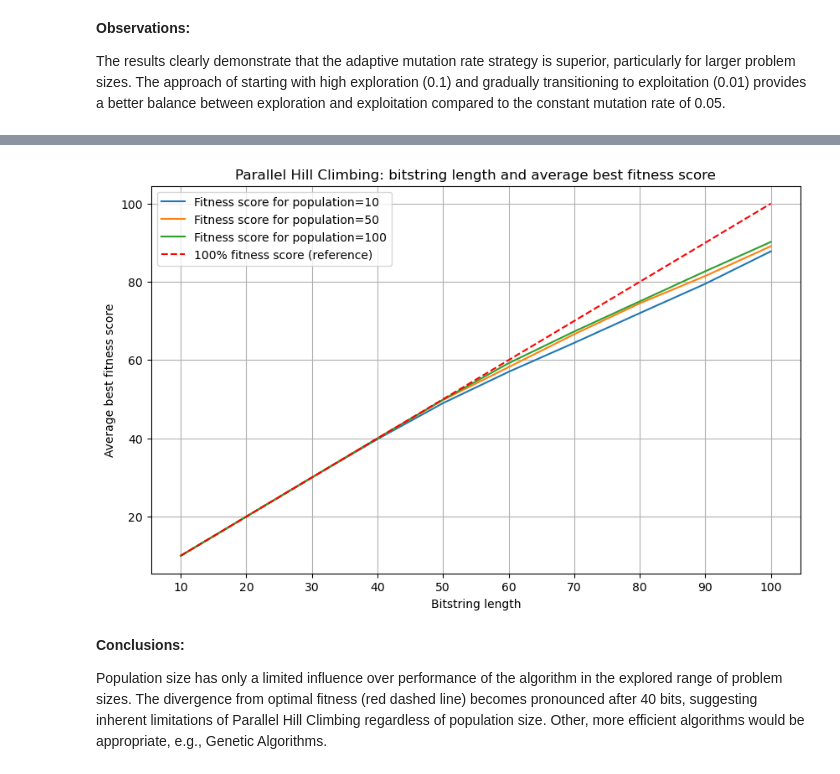
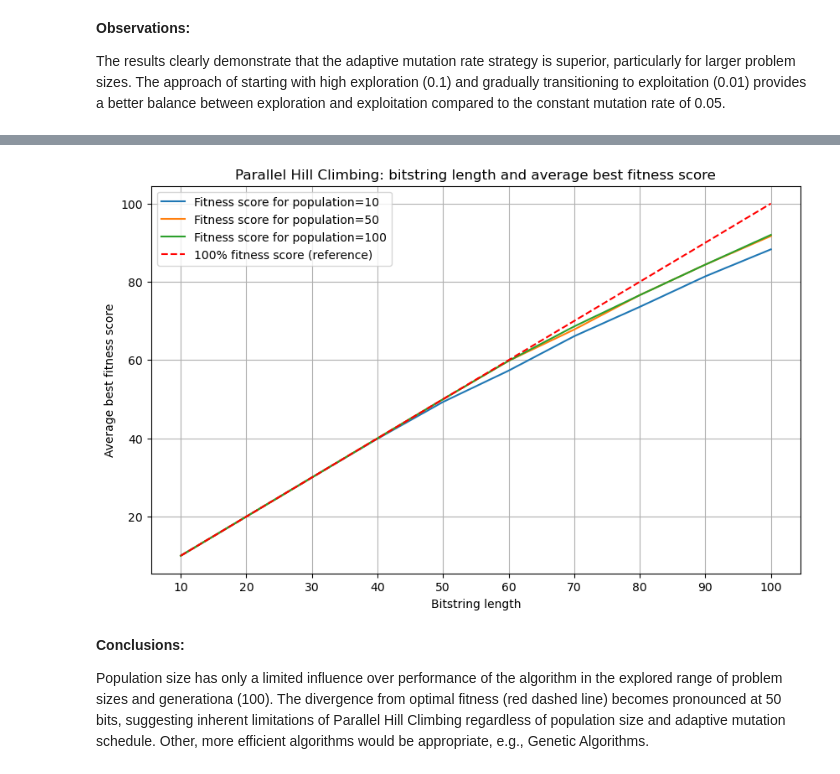
Before and after one commit to lukasz-iskierka/ai-parallel-hillclimbing-onemax, a Jupyter notebook: onemax_parallel_hill_climbing.ipynb, the cells around one changed output, grey strips where cells are left out. Cells and saved outputs as stored; diff of their text form; code cells hidden in the pictures.

```diff
--- a/onemax_parallel_hill_climbing.ipynb
+++ b/onemax_parallel_hill_climbing.ipynb
@@ -537,30 +541,34 @@ In the second test, I explore the effect of different population sizes on the al
 # %%
+# For reproducibility
+random.seed(1234)
+
 # Parameters choice
 population_sizes = [10, 50, 100]
 
 # Test-run the algorithm and plot average scores for each population size
 plt.figure(figsize=(10, 6))
 
 for size in population_sizes:
     avg_best_fitness_scores, _ , _ = test_parallel_hill_climber(
         population_size=size,
         bitstring_lengths=bitstring_lengths,
+        alg_version=2,
         generations=100
     )
     sns.lineplot(x=np.linspace(10, 100, 10), y=avg_best_fitness_scores, label=f"Fitness score for population={size}")
 
 sns.lineplot(x=np.linspace(10, 100, 10), y=np.linspace(10, 100, 10), label="100% fitness score (reference)",
              linestyle='--', color='red')
 plt.title("Parallel Hill Climbing: bitstring length and average best fitness score")
 plt.xlabel("Bitstring length")
 plt.ylabel("Average best fitness score")
 plt.xticks(np.linspace(10, 100, 10))
 plt.legend()
 plt.grid(True)
 plt.show()
 # %% [output]
-[figure, old version]
+[figure, new version]
 # %% [markdown]
 **Conclusions:**
 
-Population size has only a limited influence over performance of the algorithm in the explored range of problem sizes. The divergence from optimal fitness (red dashed line) becomes pronounced after 40 bits, suggesting inherent limitations of Parallel Hill Climbing regardless of population size. Other, more efficient algorithms would be appropriate, e.g., Genetic Algorithms.
+Population size has only a limited influence over performance of the algorithm in the explored range of problem sizes and generationa (100). The divergence from optimal fitness (red dashed line) becomes pronounced at 50 bits, suggesting inherent limitations of Parallel Hill Climbing regardless of population size and adaptive mutation schedule. Other, more efficient algorithms would be appropriate, e.g., Genetic Algorithms.
```
Also changed, not shown: parts of 10 cells of this notebook, 1 other file.
